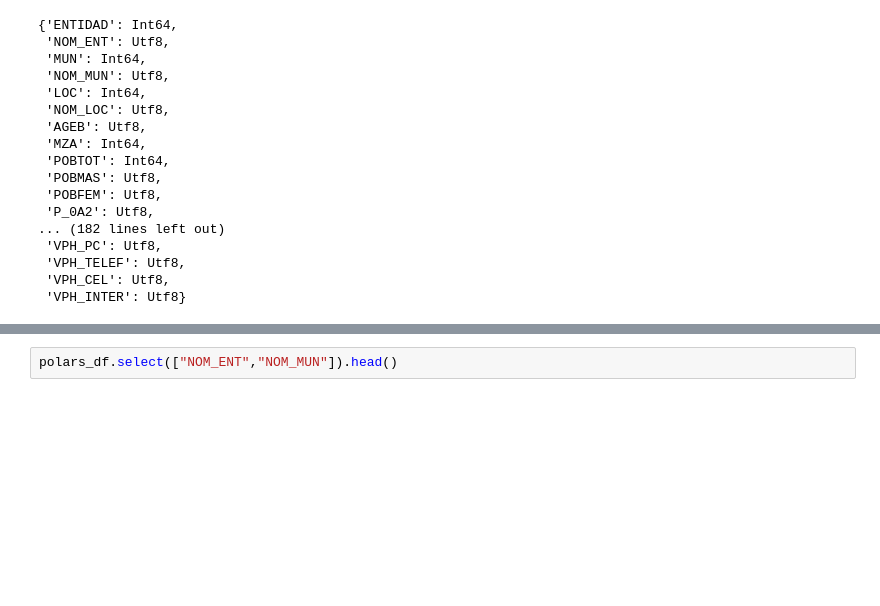
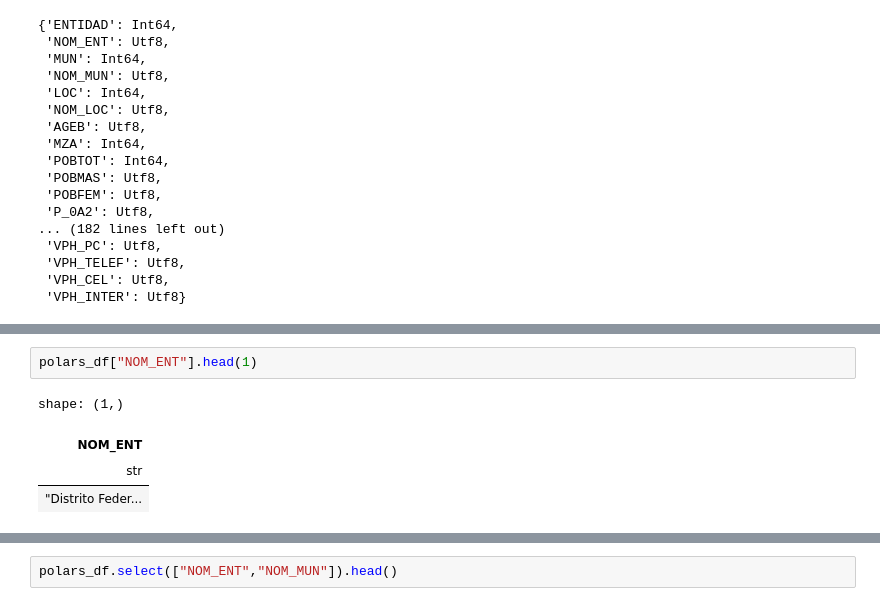
Before and after one commit to gmbmx/zophia-polars, a Jupyter notebook: notebooks/01_polars_intro.ipynb, the cells around one changed output, grey strips where cells are left out. Drawn from its saved outputs; the diff is of its cells as text; blank space fills up the shorter version.

```diff
--- a/notebooks/01_polars_intro.ipynb
+++ b/notebooks/01_polars_intro.ipynb
@@ -117,0 +135,7 @@ polars_df.schema
+# %%
+polars_df["NOM_ENT"].head(1)
+# %% [output]
+shape: (1,)
+| NOM_ENT |
+| str |
+| "Distrito Feder... |
```
Also changed, not shown: parts of 15 cells of this notebook, 4 other files.
